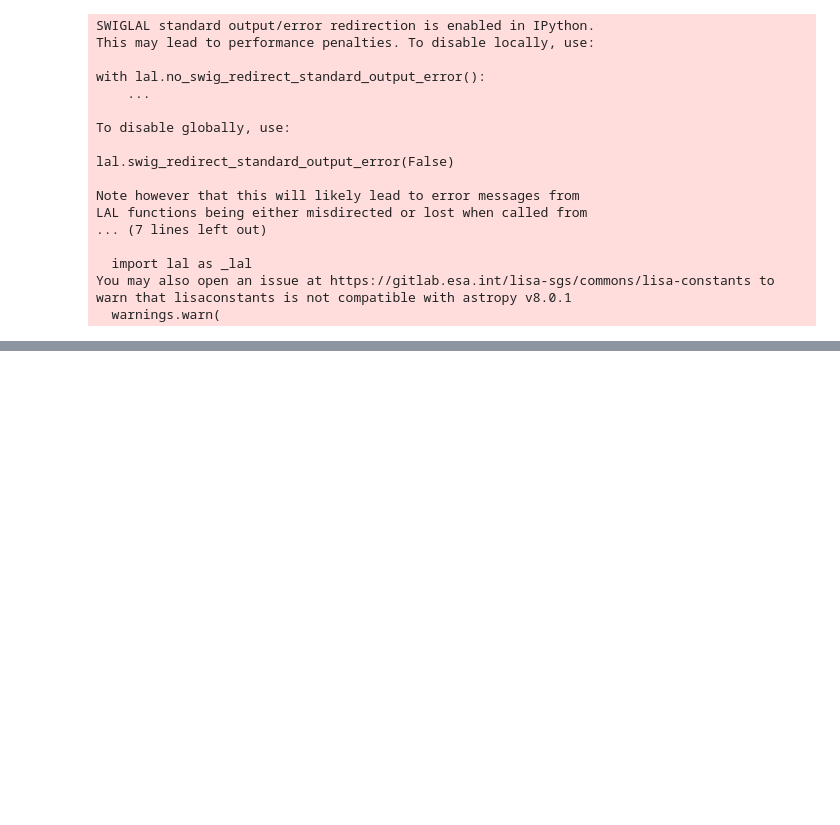
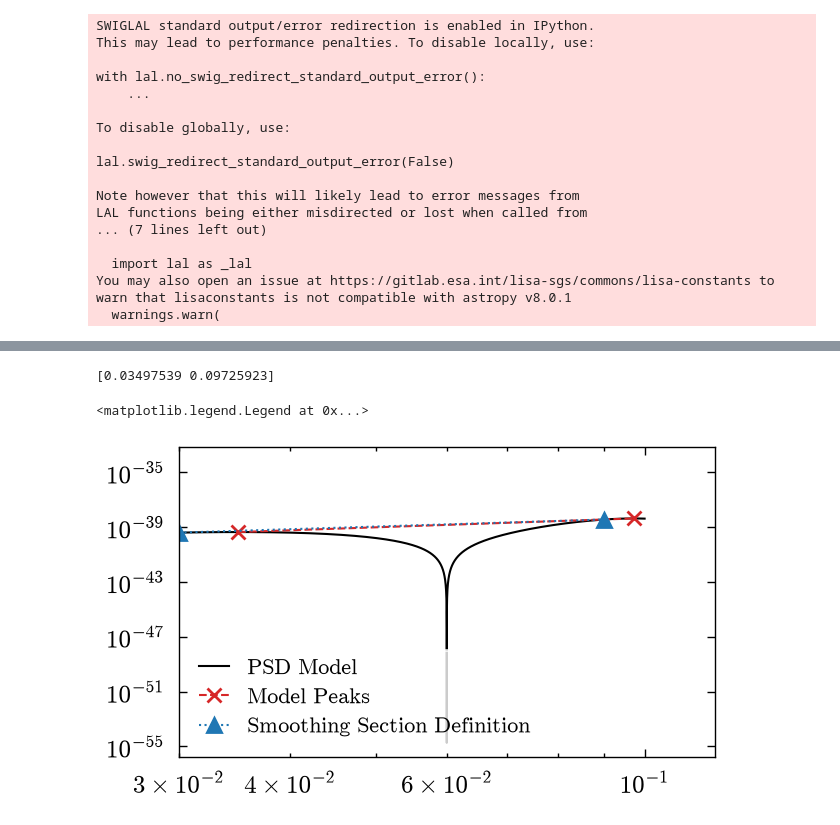
Before and after one commit to icg-gravwaves/lisa_premerger_sangria, a Jupyter notebook: estimate_psds/plot_psds.ipynb, the cells around one changed output, grey strips where cells are left out. Drawn from its saved outputs; the diff is of its cells as text; code cells hidden in the pictures; blank space fills up the shorter version.

```diff
--- a/estimate_psds/plot_psds.ipynb
+++ b/estimate_psds/plot_psds.ipynb
@@ -371,0 +239,58 @@ Error:
+# %%
+from scipy.signal import find_peaks
+
+pks = find_peaks(
+    np.where(
+        np.logical_and(
+            AE_model.sample_frequencies > 0.01,
+            AE_model.sample_frequencies < 0.1
+        ),
+        AE_model,
+        0
+    )
+)[0]
+
+# We will use 0.03 and 0.09 as the bounds of the section.
+section_lower, section_upper = 0.03, 0.09
+print(AE_model.sample_frequencies[pks])
+smoothing_window_bound_idxs = np.array((
+    np.argmin(
+        abs(AE_model.sample_frequencies - section_lower)
+    ),
+    np.argmin(
+        abs(AE_model.sample_frequencies - section_upper)
+    ),
+))
+
+fig, ax = plt.subplots(1, figsize=plt.rcParams["figure.figsize"])
+plt.loglog(
+    AE_model.sample_frequencies,
+    AE_model,
+    color='k',
+    label="PSD Model"
+)
+plt.plot(
+    AE_model.sample_frequencies[pks],
+    AE_model[pks],
+    linestyle='--',
+    marker='x',
+    color='tab:red',
+    label='Model Peaks'
+)
+plt.plot(
+    AE_model.sample_frequencies[smoothing_window_bound_idxs],
+    AE_model[smoothing_window_bound_idxs],
+    linestyle=':',
+    marker='^',
+    color='tab:blue',
+    label="Smoothing Section Definition"
+)
+
+
+
+plt.xlim(0.03, 0.12)
+plt.legend(loc='lower left')
+# %% [output]
+[0.03497539 0.09725923]
+<matplotlib.legend.Legend at 0x...>
+[figure, added]
```
Also changed, not shown: parts of 23 cells of this notebook, 17 other files.
